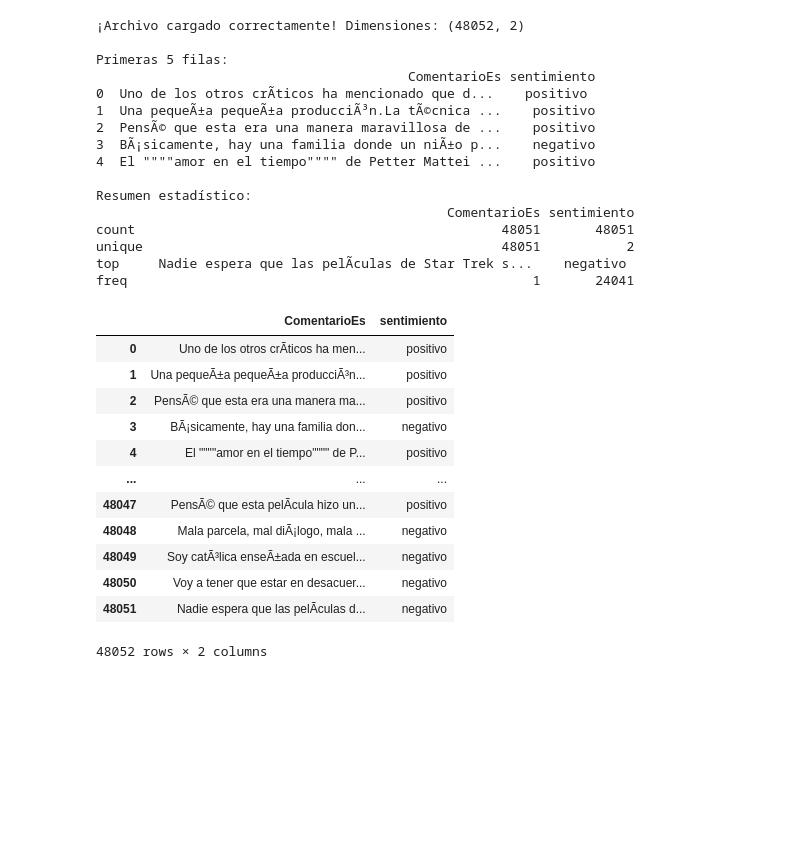
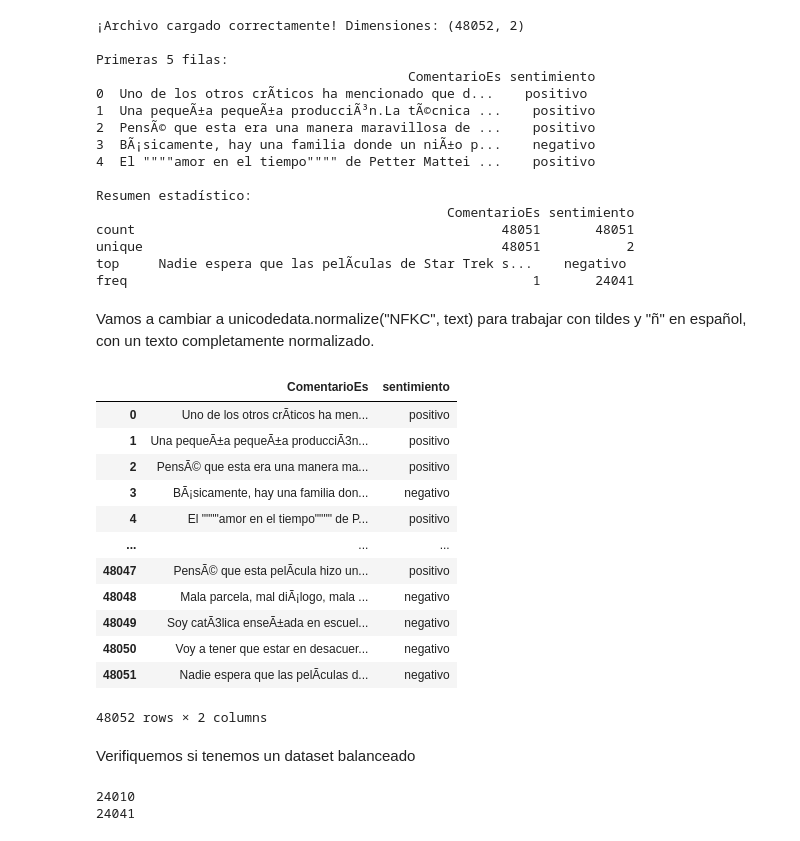
Before and after one commit to Paula3228/Proyecto-Final-Version1, a Jupyter notebook: src/explore.ipynb, the cells around one changed output. Saved outputs shown, nothing was run; the diff lists cells and outputs as text; code cells hidden in the pictures; blank space fills up the shorter version.

```diff
--- a/src/explore.ipynb
+++ b/src/explore.ipynb
@@ -41,19 +41,42 @@ count                                               48051       48051
 unique                                              48051           2
 top     Nadie espera que las pelÃ­culas de Star Trek s...    negativo
 freq                                                    1       24041
-# %%
-df
-# %% [output]
-|  | ComentarioEs | sentimiento |
-| 0 | Uno de los otros crÃ­ticos ha men... | positivo |
-| 1 | Una pequeÃ±a pequeÃ±a producciÃ³n... | positivo |
-| 2 | PensÃ© que esta era una manera ma... | positivo |
-| 3 | BÃ¡sicamente, hay una familia don... | negativo |
-| 4 | El """"amor en el tiempo"""" de P... | positivo |
-| ... | ... | ... |
-| 48047 | PensÃ© que esta pelÃ­cula hizo un... | positivo |
-| 48048 | Mala parcela, mal diÃ¡logo, mala ... | negativo |
-| 48049 | Soy catÃ³lica enseÃ±ada en escuel... | negativo |
-| 48050 | Voy a tener que estar en desacuer... | negativo |
-| 48051 | Nadie espera que las pelÃ­culas d... | negativo |
-48052 rows × 2 columns
+# %% [markdown]
+Vamos a cambiar a unicodedata.normalize("NFKC", text) para trabajar con tildes y "ñ" en español, con un texto completamente normalizado.
+# %%
+import unicodedata
+
+def normalize_text(text):
+    if isinstance(text, str):
+        # Normalizar el texto y asegurar codificación consistente
+        return unicodedata.normalize("NFKC", text)
+    else:
+        return text  # Si no es texto, lo devuelve tal cual (evita errores en números, etc.)
+
+# Aplicar a todas las columnas de tipo 'object' (strings)
+df = df.apply(lambda col: col.map(normalize_text) if col.dtype == 'object' else col)
+
+# Mostrar las primeras filas para verificar
+df
+# %% [output]
+|  | ComentarioEs | sentimiento |
+| 0 | Uno de los otros crÃ­ticos ha men... | positivo |
+| 1 | Una pequeÃ±a pequeÃ±a producciÃ3n... | positivo |
+| 2 | PensÃ© que esta era una manera ma... | positivo |
+| 3 | BÃ¡sicamente, hay una familia don... | negativo |
+| 4 | El """"amor en el tiempo"""" de P... | positivo |
+| ... | ... | ... |
+| 48047 | PensÃ© que esta pelÃ­cula hizo un... | positivo |
+| 48048 | Mala parcela, mal diÃ¡logo, mala ... | negativo |
+| 48049 | Soy catÃ3lica enseÃ±ada en escuel... | negativo |
+| 48050 | Voy a tener que estar en desacuer... | negativo |
+| 48051 | Nadie espera que las pelÃ­culas d... | negativo |
+48052 rows × 2 columns
+# %% [markdown]
+Verifiquemos si tenemos un dataset balanceado
+# %%
+print(len(df[df['sentimiento']=="positivo"]))
+print(len(df[df['sentimiento']=="negativo"]))
+# %% [output]
+24010
+24041
```
Also changed, not shown: parts of 12 cells of this notebook, 1 other file.
